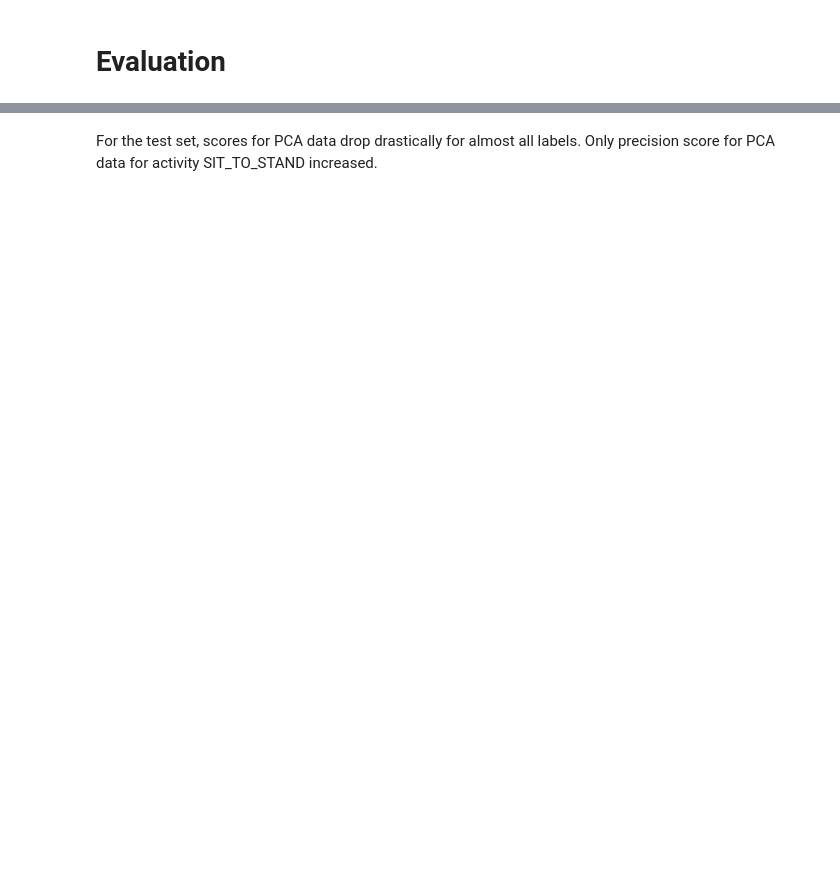
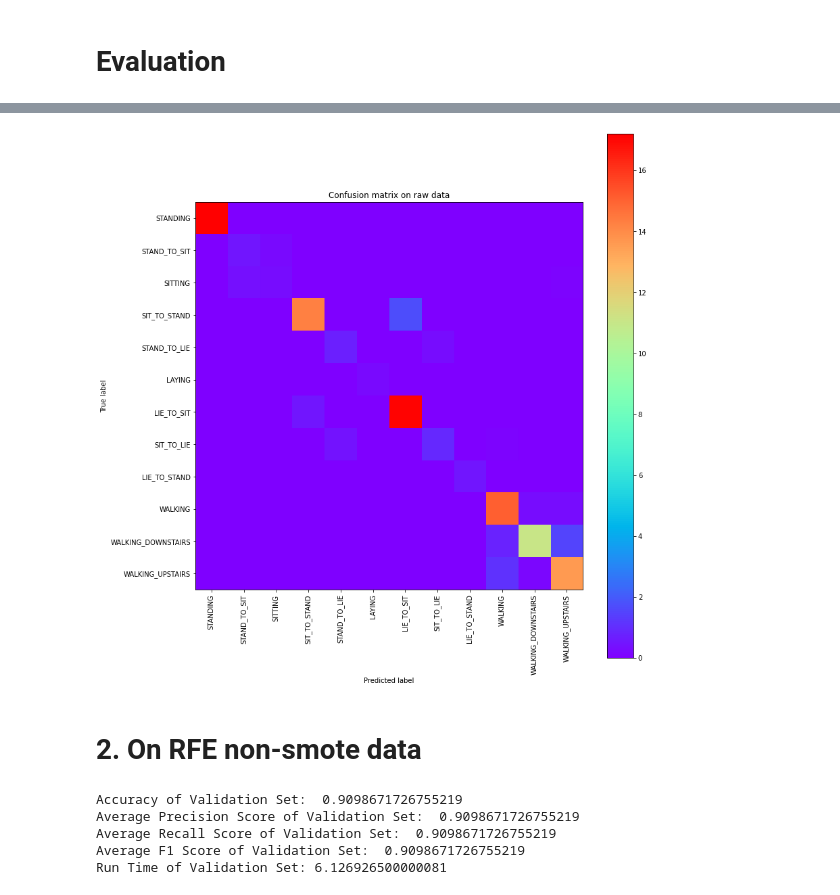
Before and after one commit to zunedz/CS3244-Project, a Jupyter notebook: Project.ipynb, the cells around one changed output, grey strips where cells are left out. Drawn from its saved outputs; the diff is of its cells as text; code cells hidden in the pictures; blank space fills up the shorter version.

```diff
--- a/Project.ipynb
+++ b/Project.ipynb
@@ -1500,8 +1515,4 @@ X_features = np.array(xtrain_features)
 
 test_labels = np.array(test_label)
 test_features = np.array(test_features)
-# %%
-#Splitting train data into validation and train, at using 20-80 ratio, with random state = 1300
-
-train_features, val_features, train_labels, val_labels = train_test_split(X_features, X_labels, test_size=0.2, random_state=1300)
 # %%
@@ -1520,18 +1527,17 @@ clf = RandomForestClassifier(n_estimators = 150, max_depth = 40, max_features= '
 
 start_time = timer()
 fit = clf.fit(train_features, train_labels)
-pred_val = fit.predict(val_features)
-
+pred_val = fit.predict(x_test)
 
 #Get evaluation metric
-accuracy_val = accuracy_score(val_labels, pred_val)
+accuracy_val = accuracy_score(y_test, pred_val)
 elapsed_val = timer() - start_time
-f1_val = f1_score(val_labels, pred_val, average = None, labels = activity_label)
-avgf1_val = f1_score(val_labels, pred_val, average = "micro") #Using micro as labels are under represented
-recall_val = recall_score(val_labels, pred_val, average = None, labels = activity_label)
-avgrecall_val = recall_score(val_labels, pred_val, average = "micro") #Using micro as labels are under represented
-precision_val = precision_score(val_labels, pred_val, average = None, labels = activity_label)
-avgprec_val = precision_score(val_labels, pred_val, average = "micro") #Using micro as labels are under represented
+f1_val = f1_score(y_test, pred_val, average = None, labels = activity_label)
+avgf1_val = f1_score(y_test, pred_val, average = "micro") #Using micro as labels are under represented
+recall_val = recall_score(y_test, pred_val, average = None, labels = activity_label)
+avgrecall_val = recall_score(y_test, pred_val, average = "micro") #Using micro as labels are under represented
+precision_val = precision_score(y_test, pred_val, average = None, labels = activity_label)
+avgprec_val = precision_score(y_test, pred_val, average = "micro") #Using micro as labels are under represented
 # %%
 print("Accuracy of Validation Set: ", accuracy_val)
 print("Average Precision Score of Validation Set: ", avgprec_val)
@@ -1964,2 +1560,21 @@ pd.DataFrame([f1_sm_test] +[f1_sm_test2] + [recall_sm_test] + [recall_sm_test2]
-# %% [markdown]
-For the test set, scores for PCA data drop drastically for almost all labels. Only precision score for PCA data for activity SIT_TO_STAND increased.
+# %%
+from sklearn.metrics import confusion_matrix
+
+conf_matrix = confusion_matrix(y_test, pred_val)
+normalised_conf_matrix = np.array(conf_matrix, dtype=np.float32)/np.sum(conf_matrix)*100 # normalize data
+
+plt.figure(figsize=(12,12))
+plt.imshow(normalised_conf_matrix, interpolation = 'nearest', cmap=plt.cm.rainbow)
+
+plt.title("Confusion matrix on raw data")
+plt.colorbar()
+plt.xticks(np.arange(12), activity_label, rotation = 90)
+plt.yticks(np.arange(12), activity_label)
+plt.tight_layout()
+plt.ylabel('True label')
+plt.xlabel('Predicted label')
+plt.show()
+# %% [output]
+[figure, added]
+# %% [markdown]
+# 2. On RFE non-smote data
@@ -1965,0 +1619,12 @@ For the test set, scores for PCA data drop drastically for almost all labels. On
+# %%
+print("Accuracy of Validation Set: ", accuracy_val)
+print("Average Precision Score of Validation Set: ", avgprec_val)
+print("Average Recall Score of Validation Set: ", avgrecall_val)
+print("Average F1 Score of Validation Set: ", avgf1_val)
+print("Run Time of Validation Set:", elapsed_val)
+# %% [output]
+Accuracy of Validation Set:  0.9098671726755219
+Average Precision Score of Validation Set:  0.9098671726755219
+Average Recall Score of Validation Set:  0.9098671726755219
+Average F1 Score of Validation Set:  0.9098671726755219
+Run Time of Validation Set: 6.126926500000081
```
Also changed, not shown: parts of 99 cells of this notebook.
